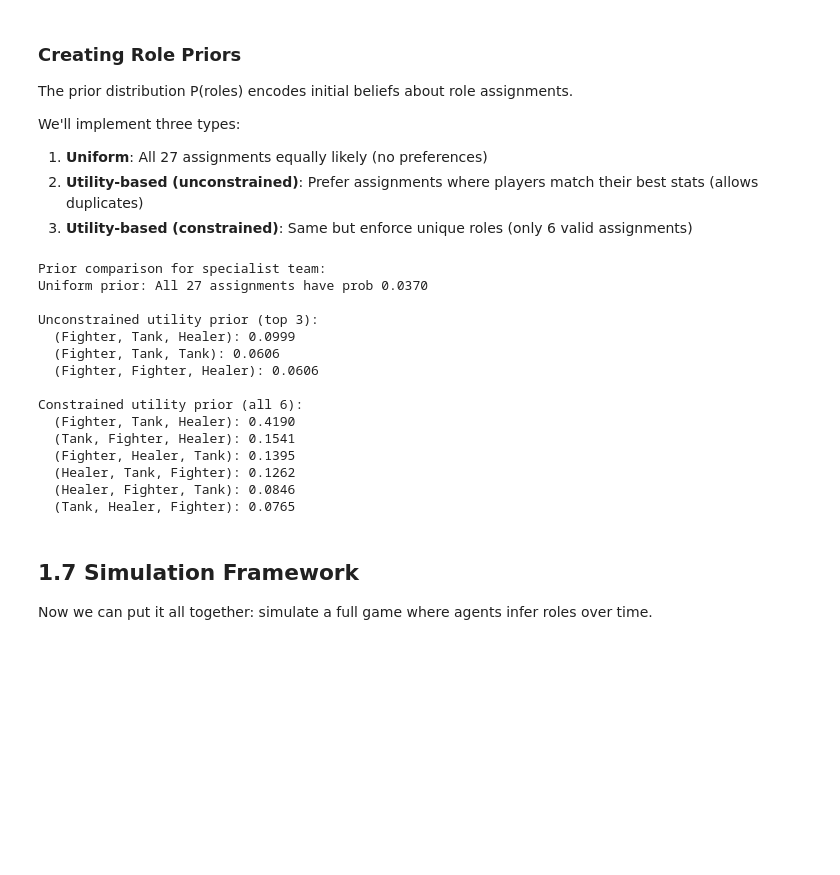
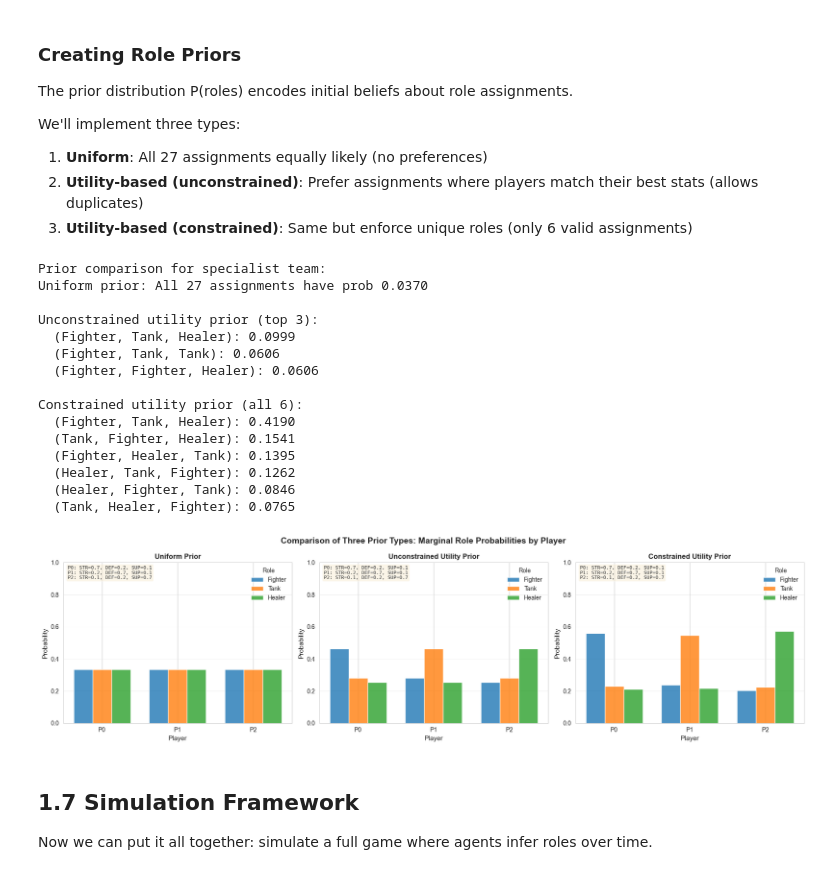
Before and after one commit to jolow99/Rational-Approaches-to-Cooperative-AI, a Jupyter notebook: project/report/RoleCoordinationTutorial.ipynb, the cells around one changed output. Cells and saved outputs as stored; diff of their text form; code cells hidden in the pictures; blank space fills up the shorter version.

```diff
--- a/project/report/RoleCoordinationTutorial.ipynb
+++ b/project/report/RoleCoordinationTutorial.ipynb
@@ -568,33 +568,82 @@ utility_con = utility_based_prior_v1(example_stats, temperature=1.0, constrained
 
 print("\nPrior comparison for specialist team:")
 print(f"Uniform prior: All 27 assignments have prob {float(uniform[0,0,0]):.4f}")
 print(f"\nUnconstrained utility prior (top 3):")
 flat = [(r0,r1,r2, float(utility_uncon[r0,r1,r2])) for r0 in range(3) for r1 in range(3) for r2 in range(3)]
 flat.sort(key=lambda x: x[3], reverse=True)
 for r0,r1,r2,p in flat[:3]:
     print(f"  ({Role(r0).name}, {Role(r1).name}, {Role(r2).name}): {p:.4f}")
 
 print(f"\nConstrained utility prior (all 6):")
 flat_con = [(r0,r1,r2, float(utility_con[r0,r1,r2])) for r0 in range(3) for r1 in range(3) for r2 in range(3) if utility_con[r0,r1,r2] > 0]
 flat_con.sort(key=lambda x: x[3], reverse=True)
 for r0,r1,r2,p in flat_con:
     print(f"  ({Role(r0).name}, {Role(r1).name}, {Role(r2).name}): {p:.4f}")
+
+# Visualize the three different priors
+fig, axes = plt.subplots(1, 3, figsize=(18, 5))
+
+priors = [
+    (uniform, 'Uniform Prior'),
+    (utility_uncon, 'Unconstrained Utility Prior'),
+    (utility_con, 'Constrained Utility Prior')
+]
+
+for ax_idx, (prior, title) in enumerate(priors):
+    ax = axes[ax_idx]
+
+    # Extract marginal probabilities for each player
+    marginals = []
+    for player in range(3):
+        marginal = marginalize(prior, player)
+        marginals.append(marginal)
+
+    # Plot as grouped bar chart
+    x = onp.arange(3)  # Players 0, 1, 2
+    width = 0.25
+
+    for role_idx, role in enumerate(Role):
+        role_probs = [marginals[player][role_idx] for player in range(3)]
+        ax.bar(x + (role_idx - 1) * width, role_probs, width,
+               label=role.name, alpha=0.8)
+
+    ax.set_xlabel('Player', fontsize=11)
+    ax.set_ylabel('Probability', fontsize=11)
+    ax.set_title(title, fontsize=12, fontweight='bold')
+    ax.set_xticks(x)
+    ax.set_xticklabels([f'P{i}' for i in range(3)])
+    ax.legend(title='Role', frameon=False)
+    ax.set_ylim([0, 1.0])
+    ax.grid(True, alpha=0.3, axis='y')
+
+    # Add player stats as text
+    stats_text = '\n'.join([f'P{i}: STR={example_stats[i][0]:.1f}, DEF={example_stats[i][1]:.1f}, SUP={example_stats[i][2]:.1f}'
+                           for i in range(3)])
+    ax.text(0.02, 0.98, stats_text, transform=ax.transAxes,
+            fontsize=8, verticalalignment='top', family='monospace',
+            bbox=dict(boxstyle='round', facecolor='wheat', alpha=0.3))
+
+plt.suptitle('Comparison of Three Prior Types: Marginal Role Probabilities by Player',
+             fontsize=14, fontweight='bold')
+plt.tight_layout()
+plt.show()
 # %% [output]
 Prior comparison for specialist team:
 Uniform prior: All 27 assignments have prob 0.0370
 
 Unconstrained utility prior (top 3):
   (Fighter, Tank, Healer): 0.0999
   (Fighter, Tank, Tank): 0.0606
   (Fighter, Fighter, Healer): 0.0606
 
 Constrained utility prior (all 6):
   (Fighter, Tank, Healer): 0.4190
   (Tank, Fighter, Healer): 0.1541
   (Fighter, Healer, Tank): 0.1395
   (Healer, Tank, Fighter): 0.1262
   (Healer, Fighter, Tank): 0.0846
   (Tank, Healer, Fighter): 0.0765
+[figure, added]
 # %% [markdown]
 ## 1.7 Simulation Framework
 
```
Also changed, not shown: parts of 4 cells of this notebook.
